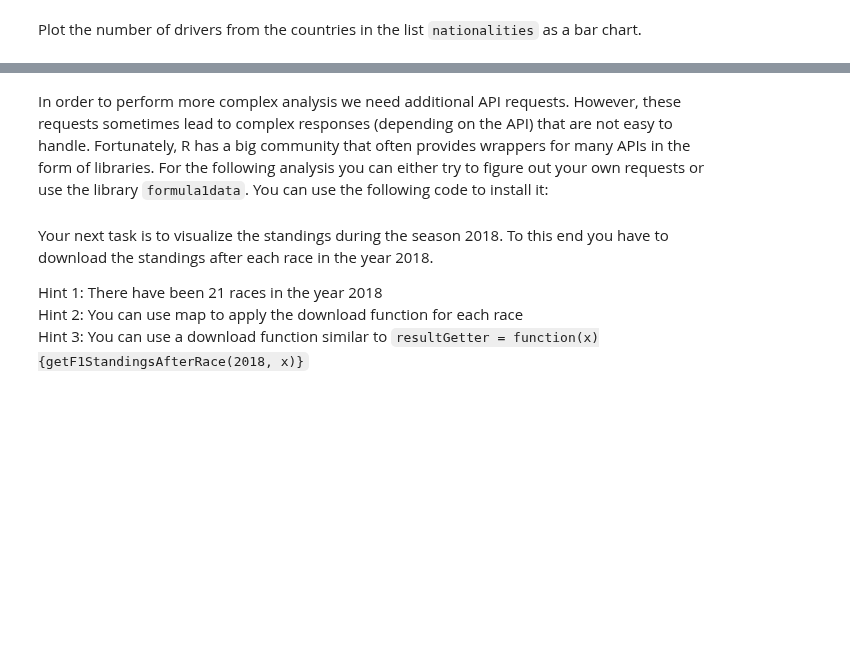
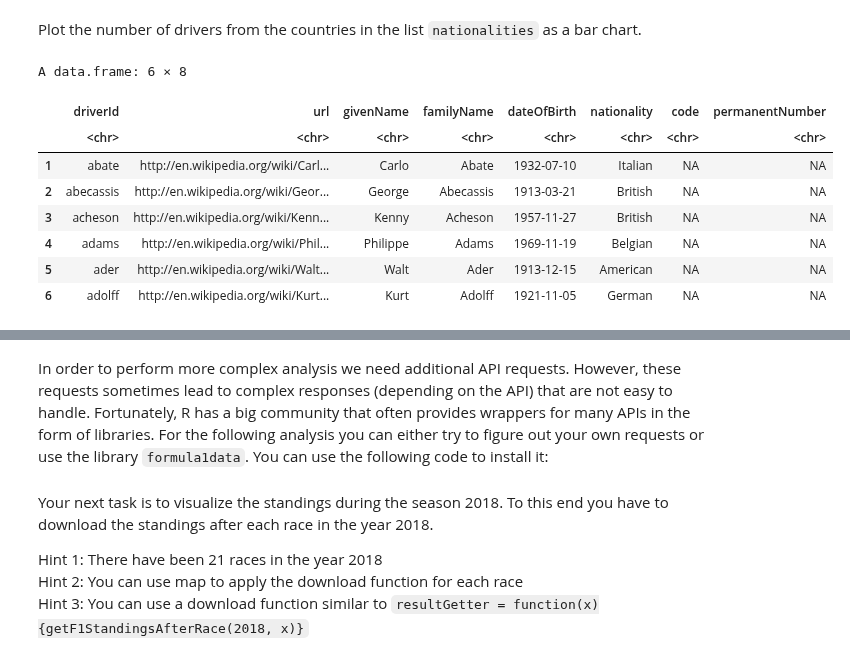
Before and after one commit to michiWS1920/ADS20, a Jupyter notebook: ADS_Programming_Assignment_2.ipynb, the cells around one changed output, grey strips where cells are left out. Cells and saved outputs as stored; diff of their text form; code cells hidden in the pictures; blank space fills up the shorter version.

```diff
--- a/ADS_Programming_Assignment_2.ipynb
+++ b/ADS_Programming_Assignment_2.ipynb
@@ -191,0 +177,5 @@
+# %%
+url = "http://ergast.com/api/f1/drivers.json?limit=1000"
+f1_data = fromJSON(url)
+f1_data$MRData$DriverTable$Drivers %>%
+distinct(driverId)
@@ -197,0 +204,14 @@
+# %%
+f1_data$MRData$DriverTable$Drivers %>%
+as.data.frame -> f1_df
+f1_df %>% head()
+# %% [output]
+A data.frame: 6 × 8
+|  | driverId | url | givenName | familyName | dateOfBirth | nationality | code | permanentNumber |
+|  | <chr> | <chr> | <chr> | <chr> | <chr> | <chr> | <chr> | <chr> |
+| 1 | abate | http://en.wikipedia.org/wiki/Carl... | Carlo | Abate | 1932-07-10 | Italian | NA | NA |
+| 2 | abecassis | http://en.wikipedia.org/wiki/Geor... | George | Abecassis | 1913-03-21 | British | NA | NA |
+| 3 | acheson | http://en.wikipedia.org/wiki/Kenn... | Kenny | Acheson | 1957-11-27 | British | NA | NA |
+| 4 | adams | http://en.wikipedia.org/wiki/Phil... | Philippe | Adams | 1969-11-19 | Belgian | NA | NA |
+| 5 | ader | http://en.wikipedia.org/wiki/Walt... | Walt | Ader | 1913-12-15 | American | NA | NA |
+| 6 | adolff | http://en.wikipedia.org/wiki/Kurt... | Kurt | Adolff | 1921-11-05 | German | NA | NA |
```
Also changed, not shown: parts of 9 cells of this notebook.
